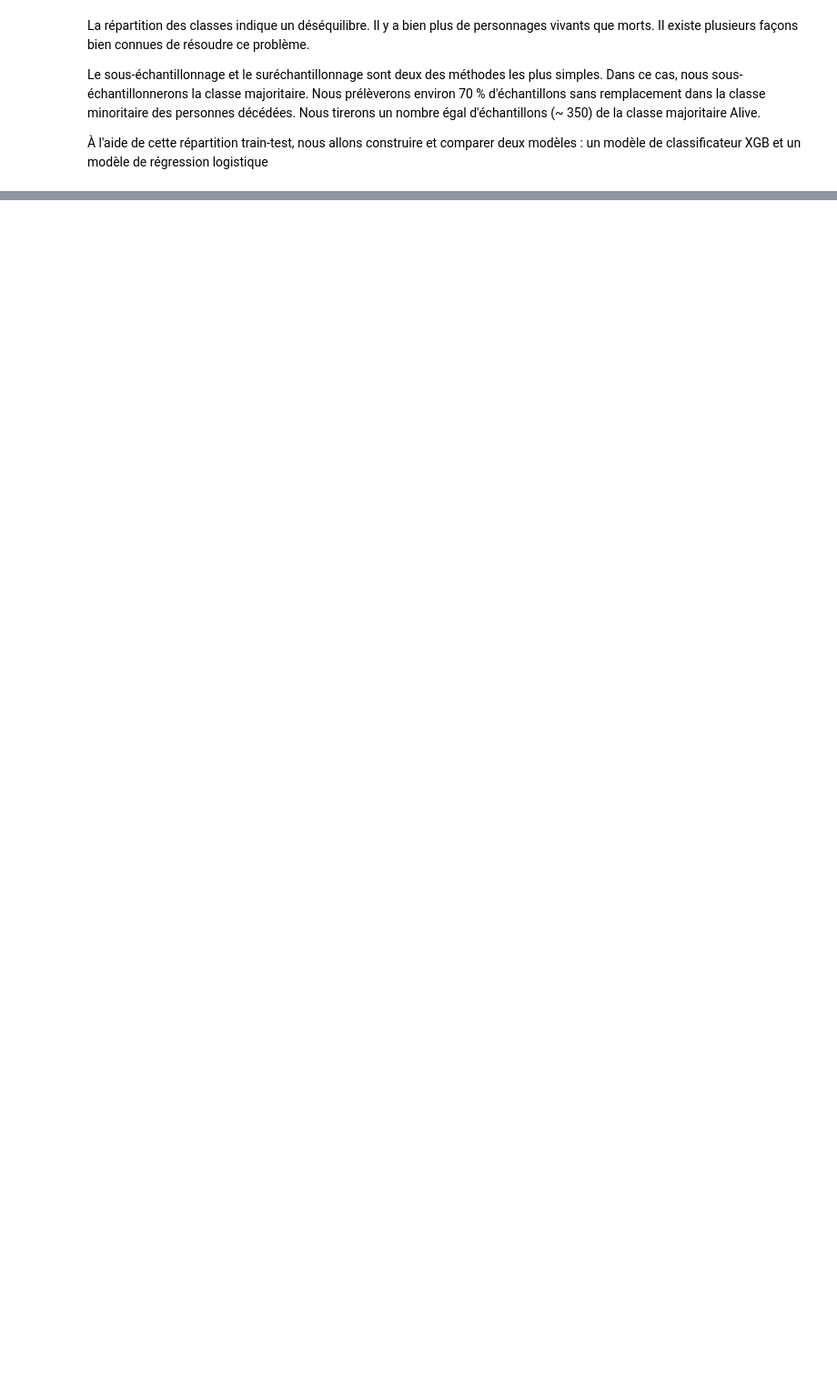
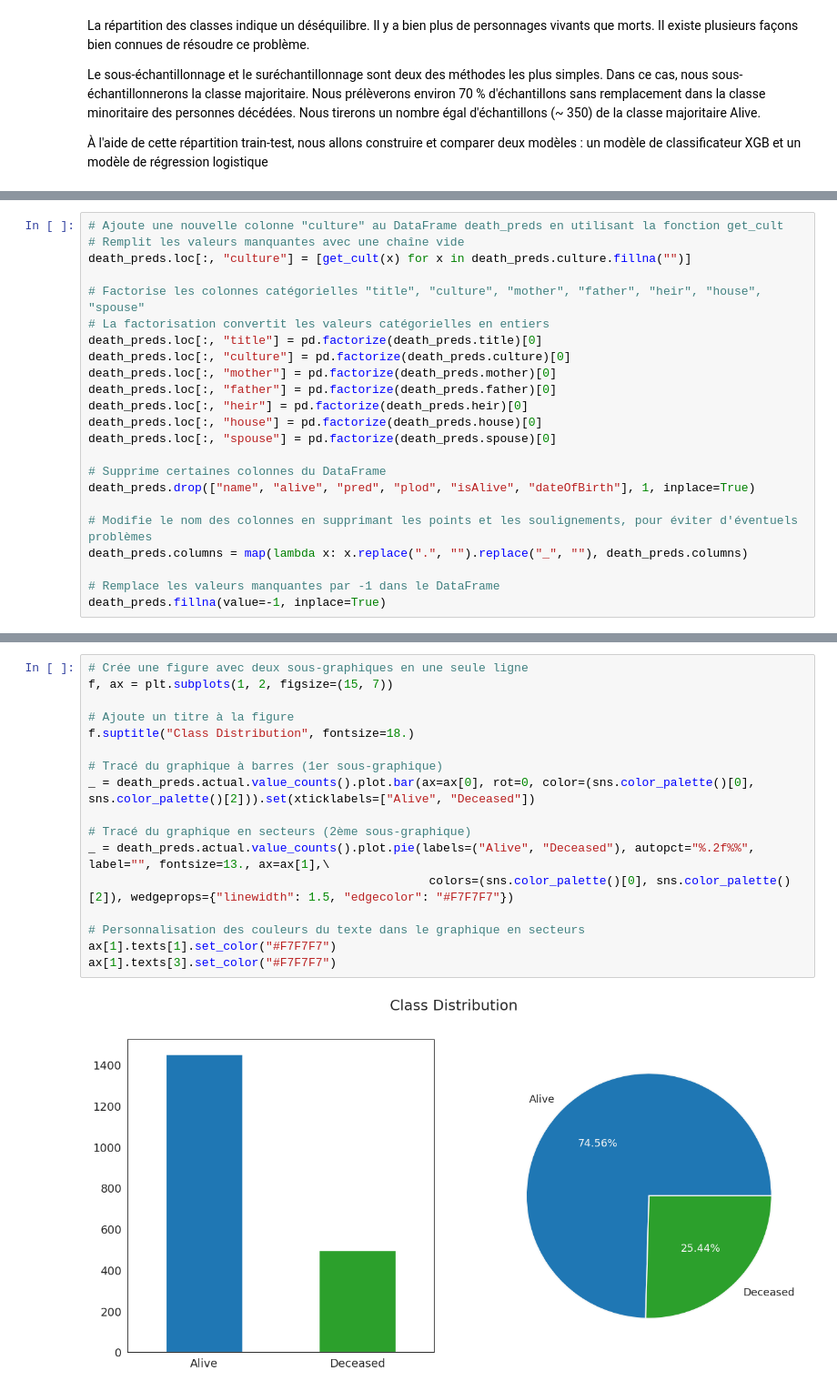
Before and after one commit to Nabilb59/MLOPS_PROJECT, a Jupyter notebook: models/predictions_GOT.ipynb, the cells around one changed output, grey strips where cells are left out. Shown at 91% size. Cells and saved outputs as stored; diff of their text form; blank space fills up the shorter version.

```diff
--- a/models/predictions_GOT.ipynb
+++ b/models/predictions_GOT.ipynb
@@ -293,0 +304,23 @@ Le sous-échantillonnage et le suréchantillonnage sont deux des méthodes les p
+# %%
+# Ajoute une nouvelle colonne "culture" au DataFrame death_preds en utilisant la fonction get_cult
+# Remplit les valeurs manquantes avec une chaîne vide
+death_preds.loc[:, "culture"] = [get_cult(x) for x in death_preds.culture.fillna("")]
+
+# Factorise les colonnes catégorielles "title", "culture", "mother", "father", "heir", "house", "spouse"
+# La factorisation convertit les valeurs catégorielles en entiers
+death_preds.loc[:, "title"] = pd.factorize(death_preds.title)[0]
+death_preds.loc[:, "culture"] = pd.factorize(death_preds.culture)[0]
+death_preds.loc[:, "mother"] = pd.factorize(death_preds.mother)[0]
+death_preds.loc[:, "father"] = pd.factorize(death_preds.father)[0]
+death_preds.loc[:, "heir"] = pd.factorize(death_preds.heir)[0]
+death_preds.loc[:, "house"] = pd.factorize(death_preds.house)[0]
+death_preds.loc[:, "spouse"] = pd.factorize(death_preds.spouse)[0]
+
+# Supprime certaines colonnes du DataFrame
+death_preds.drop(["name", "alive", "pred", "plod", "isAlive", "dateOfBirth"], 1, inplace=True)
+
+# Modifie le nom des colonnes en supprimant les points et les soulignements, pour éviter d'éventuels problèmes
+death_preds.columns = map(lambda x: x.replace(".", "").replace("_", ""), death_preds.columns)
+
+# Remplace les valeurs manquantes par -1 dans le DataFrame
+death_preds.fillna(value=-1, inplace=True)
@@ -293,0 +329,19 @@ Le sous-échantillonnage et le suréchantillonnage sont deux des méthodes les p
+# %%
+# Crée une figure avec deux sous-graphiques en une seule ligne
+f, ax = plt.subplots(1, 2, figsize=(15, 7))
+
+# Ajoute un titre à la figure
+f.suptitle("Class Distribution", fontsize=18.)
+
+# Tracé du graphique à barres (1er sous-graphique)
+_ = death_preds.actual.value_counts().plot.bar(ax=ax[0], rot=0, color=(sns.color_palette()[0], sns.color_palette()[2])).set(xticklabels=["Alive", "Deceased"])
+
+# Tracé du graphique en secteurs (2ème sous-graphique)
+_ = death_preds.actual.value_counts().plot.pie(labels=("Alive", "Deceased"), autopct="%.2f%%", label="", fontsize=13., ax=ax[1],\
+                                                colors=(sns.color_palette()[0], sns.color_palette()[2]), wedgeprops={"linewidth": 1.5, "edgecolor": "#F7F7F7"})
+
+# Personnalisation des couleurs du texte dans le graphique en secteurs
+ax[1].texts[1].set_color("#F7F7F7")
+ax[1].texts[3].set_color("#F7F7F7")
+# %% [output]
+[figure, added]
```
Also changed, not shown: parts of 10 cells of this notebook.
